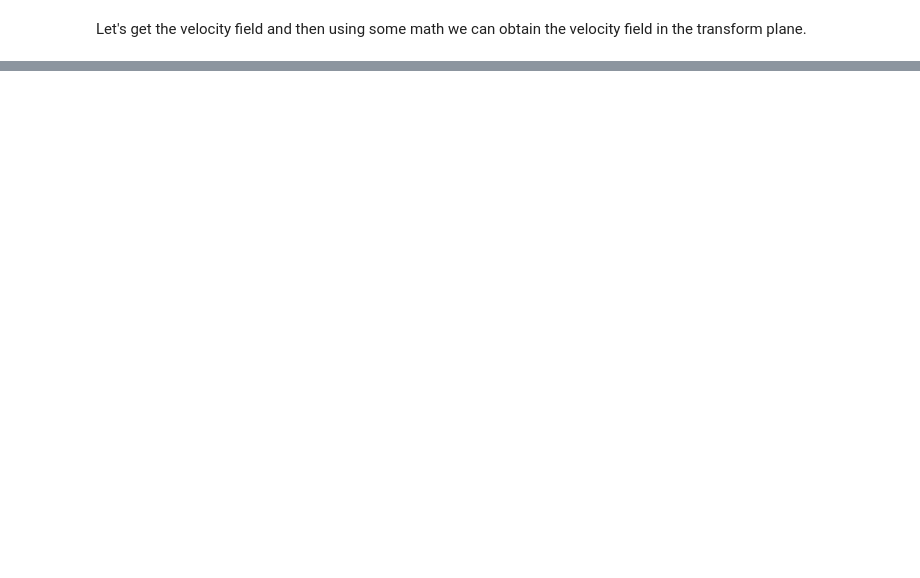
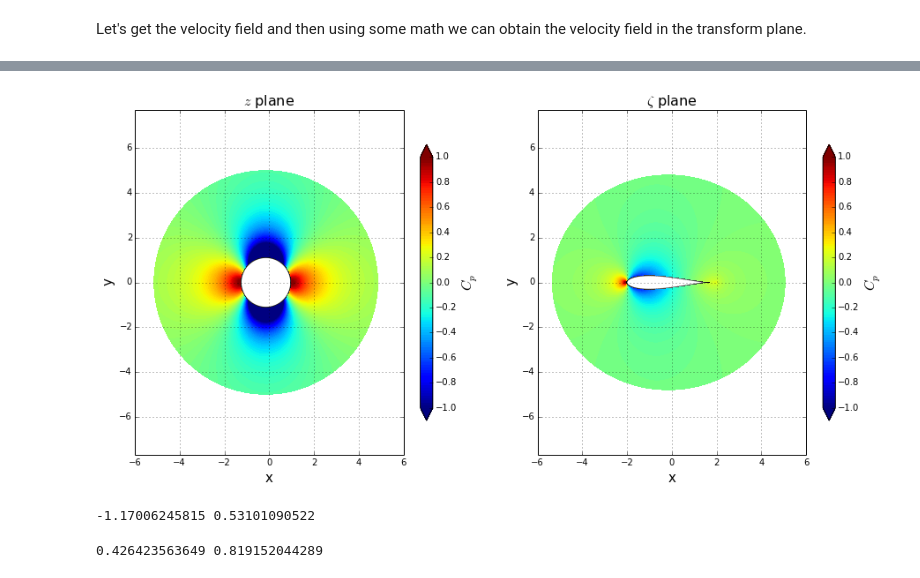
Before and after one commit to engamohd/AeroPython, a Jupyter notebook: my_codes/JT_cylindrical_mesh.ipynb, the cells around one changed output, grey strips where cells are left out. Saved outputs shown, nothing was run; the diff lists cells and outputs as text; code cells hidden in the pictures; blank space fills up the shorter version.

```diff
--- a/my_codes/JT_cylindrical_mesh.ipynb
+++ b/my_codes/JT_cylindrical_mesh.ipynb
@@ -194,5 +204,12 @@ W_zeta =   W_z / dzeta_dz
 
 U_zeta = W_zeta.real
 V_zeta = -W_zeta.imag
+
+#The first value of U_zeta and V_zeta we get a nan, cause it's a 0/0 but this value should be 0, so let's impose it.
+
+U_zeta[0,0]=0.
+V_zeta[0,0]=0.
+
+#print U_zeta
 # %%
 step=3
@@ -225,0 +243,71 @@ pyplot.quiver(X_zeta[::step,::step], Y_zeta[::step,::step], U_zeta[::step,::step
+# %%
+#Pressure coefficient
+
+Cp_z = 1.0 - (U**2 + V**2)/U_inf**2
+Cp_zeta = 1.0 - (U_zeta**2 + V_zeta**2)/U_inf**2
+
+#print  Cp_z.min()
+#print Cp_z.max()
+
+#print Cp_zeta[:,0]
+# %%
+#plot
+pyplot.figure(figsize=(15,7))      #set plot size
+
+pyplot.subplot(1,2,1)
+pyplot.axis('equal')
+pyplot.grid(True)                  #plot the grid
+pyplot.xlim(-6, 6)        #set x-lim
+pyplot.ylim(-6, 6)        #set y-lim
+pyplot.title('$z$ plane', fontsize=16)
+pyplot.xlabel('x', fontsize=15)    #set x-label
+pyplot.ylabel('y', fontsize=15)    #set y-label
+
+
+pyplot.scatter(x_circle,y_circle,s=10, color='k', marker='o', linewidth=0, alpha=0.7)
+
+#pressure coefficient field
+levels = numpy.linspace(-1, 1, 100)
+#levels1 = numpy.linspace(numpy.min(Cp_z), numpy.max(Cp_z), 100)
+
+pyplot.contourf(X, Y, Cp_z, levels, extend='both')
+cb=pyplot.colorbar(shrink=0.8)
+cb.set_label('$C_p$', fontsize=16)
+cb.set_ticks(numpy.linspace(-1, 1, 11))
+#cb.set_ticks(numpy.linspace(numpy.min(Cp_z), numpy.max(Cp_z), 11))
+
+pyplot.subplot(1,2,2)
+pyplot.grid(True)                  #plot the grid
+pyplot.axis('equal')
+pyplot.xlim(-6, 6)        #set x-lim
+pyplot.ylim(-6, 6)        #set y-lim
+pyplot.title('$\zeta$ plane', fontsize=16)
+pyplot.xlabel('x', fontsize=15)    #set x-label
+pyplot.ylabel('y', fontsize=15)    #set y-label
+
+pyplot.scatter(x_airfoil,y_airfoil,s=10, color='k', marker='o', linewidth=0, alpha=0.7)
+#pressure coefficient field
+levels = numpy.linspace(-1, 1, 100)
+#levels1 = numpy.linspace(numpy.min(Cp_zeta), numpy.max(Cp_zeta), 100)
+
+pyplot.contourf(X_zeta, Y_zeta, Cp_zeta, levels, extend='both')
+cb=pyplot.colorbar(shrink=0.8)
+cb.set_label('$C_p$', fontsize=16)
+cb.set_ticks(numpy.linspace(-1, 1, 11))
+#cb.set_ticks(numpy.linspace(numpy.min(Cp_zeta), numpy.max(Cp_zeta), 11))
+# %% [output]
+[figure, added]
+# %%
+#We can get the velocity of the 62th point (61th index) in 2 different ways.
+print x_circle[61] , y_circle[61]
+# %% [output]
+-1.17006245815 0.53101090522
+# %%
+ud_62 , vd_62 = get_velocity_doublet(kappa, x_doublet, y_doublet, x_circle[61], y_circle[61])
+ufs_62 , vfs_62 = U_inf , 0.
+
+u_62, v_62 = ud_62 + ufs_62 , vd_62 + vfs_62
+
+print u_62, v_62
+# %% [output]
+0.426423563649 0.819152044289
```
Also changed, not shown: parts of 7 cells of this notebook.
